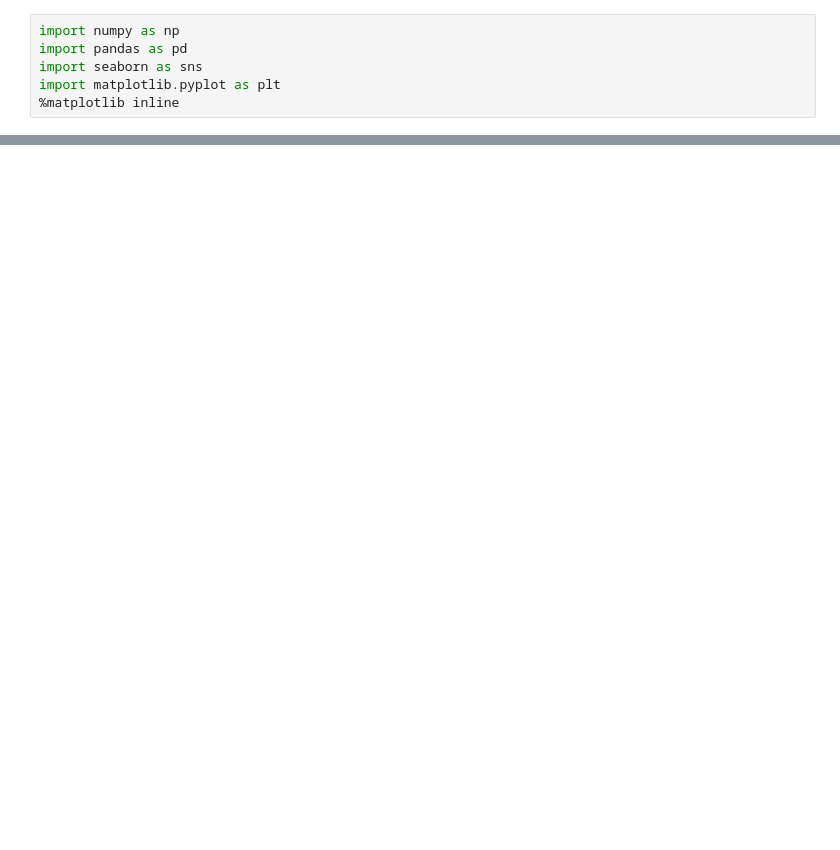
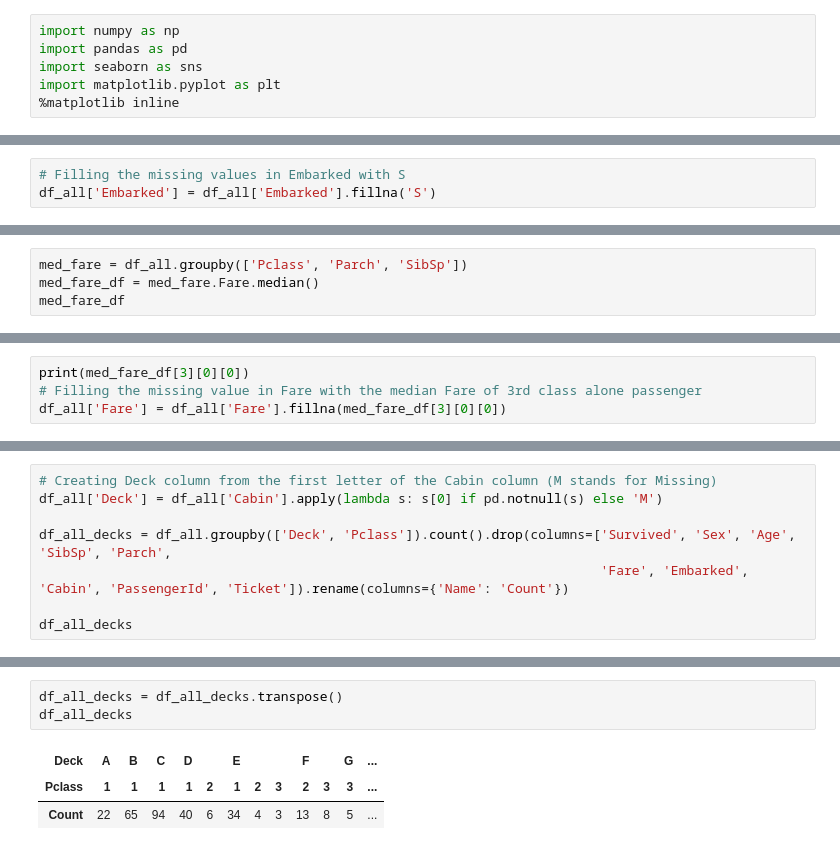
Before and after one commit to jtavara23/Titanic_survivor_prediction, a Jupyter notebook: main.ipynb, the cells around one changed output, grey strips where cells are left out. Cells and saved outputs as stored; diff of their text form; blank space fills up the shorter version.

Commit message:
finish handling missing values

```diff
--- a/main.ipynb
+++ b/main.ipynb
@@ -971,0 +277,3 @@ Soft obtained the same as before 0.775
+# %%
+# Filling the missing values in Embarked with S
+df_all['Embarked'] = df_all['Embarked'].fillna('S')
@@ -971,0 +290,4 @@ Soft obtained the same as before 0.775
+# %%
+med_fare = df_all.groupby(['Pclass', 'Parch', 'SibSp'])
+med_fare_df = med_fare.Fare.median()
+med_fare_df
@@ -971,0 +312,4 @@ Soft obtained the same as before 0.775
+# %%
+print(med_fare_df[3][0][0])
+# Filling the missing value in Fare with the median Fare of 3rd class alone passenger
+df_all['Fare'] = df_all['Fare'].fillna(med_fare_df[3][0][0])
@@ -971,0 +338,8 @@ Soft obtained the same as before 0.775
+# %%
+# Creating Deck column from the first letter of the Cabin column (M stands for Missing)
+df_all['Deck'] = df_all['Cabin'].apply(lambda s: s[0] if pd.notnull(s) else 'M')
+
+df_all_decks = df_all.groupby(['Deck', 'Pclass']).count().drop(columns=['Survived', 'Sex', 'Age', 'SibSp', 'Parch',
+                                                                        'Fare', 'Embarked', 'Cabin', 'PassengerId', 'Ticket']).rename(columns={'Name': 'Count'})
+
+df_all_decks
@@ -971,0 +364,7 @@ Soft obtained the same as before 0.775
+# %%
+df_all_decks = df_all_decks.transpose()
+df_all_decks
+# %% [output]
+| Deck | A | B | C | D |  | E |  |  | F |  | G | ... |
+| Pclass | 1 | 1 | 1 | 1 | 2 | 1 | 2 | 3 | 2 | 3 | 3 | ... |
+| Count | 22 | 65 | 94 | 40 | 6 | 34 | 4 | 3 | 13 | 8 | 5 | ... |
```
Also changed, not shown: parts of 124 cells of this notebook.
